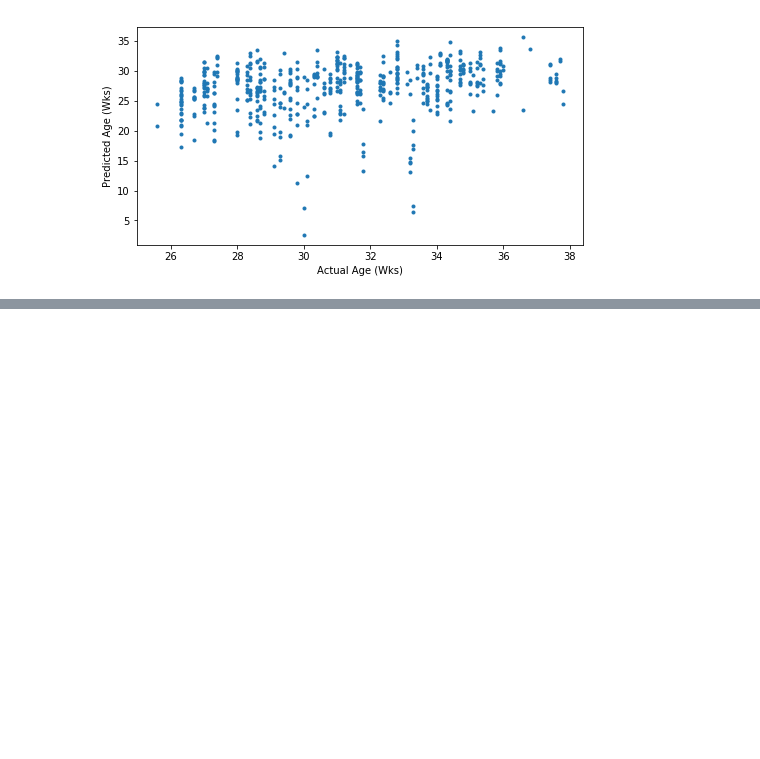
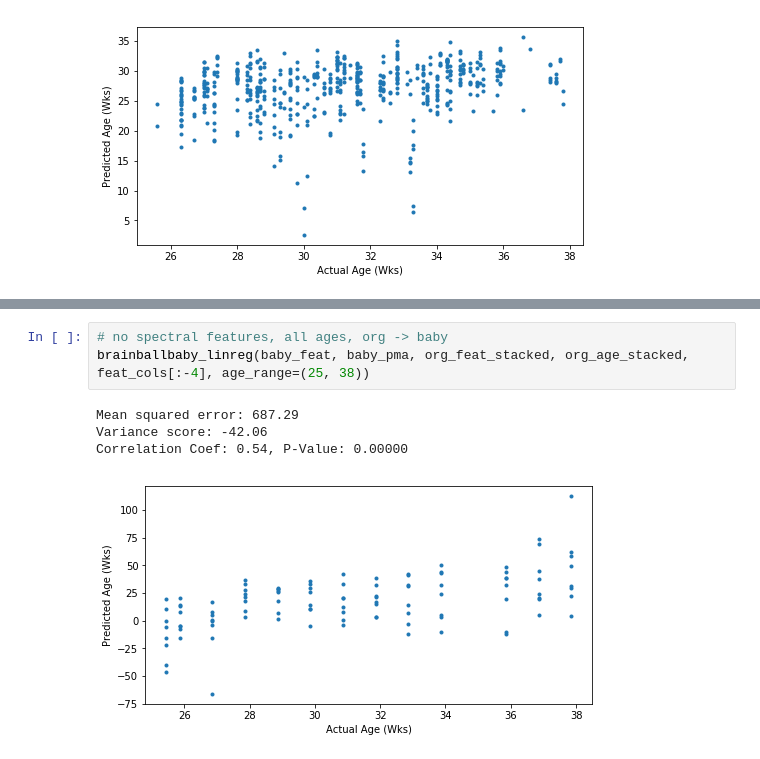
Before and after one commit to rdgao/daily_notebook, a Jupyter notebook: daily18_02_20_organoidEEGclassifier.ipynb, the cells around one changed output, grey strips where cells are left out. Saved outputs shown, nothing was run; the diff lists cells and outputs as text; blank space fills up the shorter version.

```diff
--- a/daily18_02_20_organoidEEGclassifier.ipynb
+++ b/daily18_02_20_organoidEEGclassifier.ipynb
@@ -121,0 +150,8 @@ Correlation Coef: 0.25, P-Value: 0.00000
+# %%
+# no spectral features, all ages, org -> baby
+brainballbaby_linreg(baby_feat, baby_pma, org_feat_stacked, org_age_stacked, feat_cols[:-4], age_range=(25, 38))
+# %% [output]
+Mean squared error: 687.29
+Variance score: -42.06
+Correlation Coef: 0.54, P-Value: 0.00000
+[figure, added]
```
Also changed, not shown: parts of 6 cells of this notebook.
